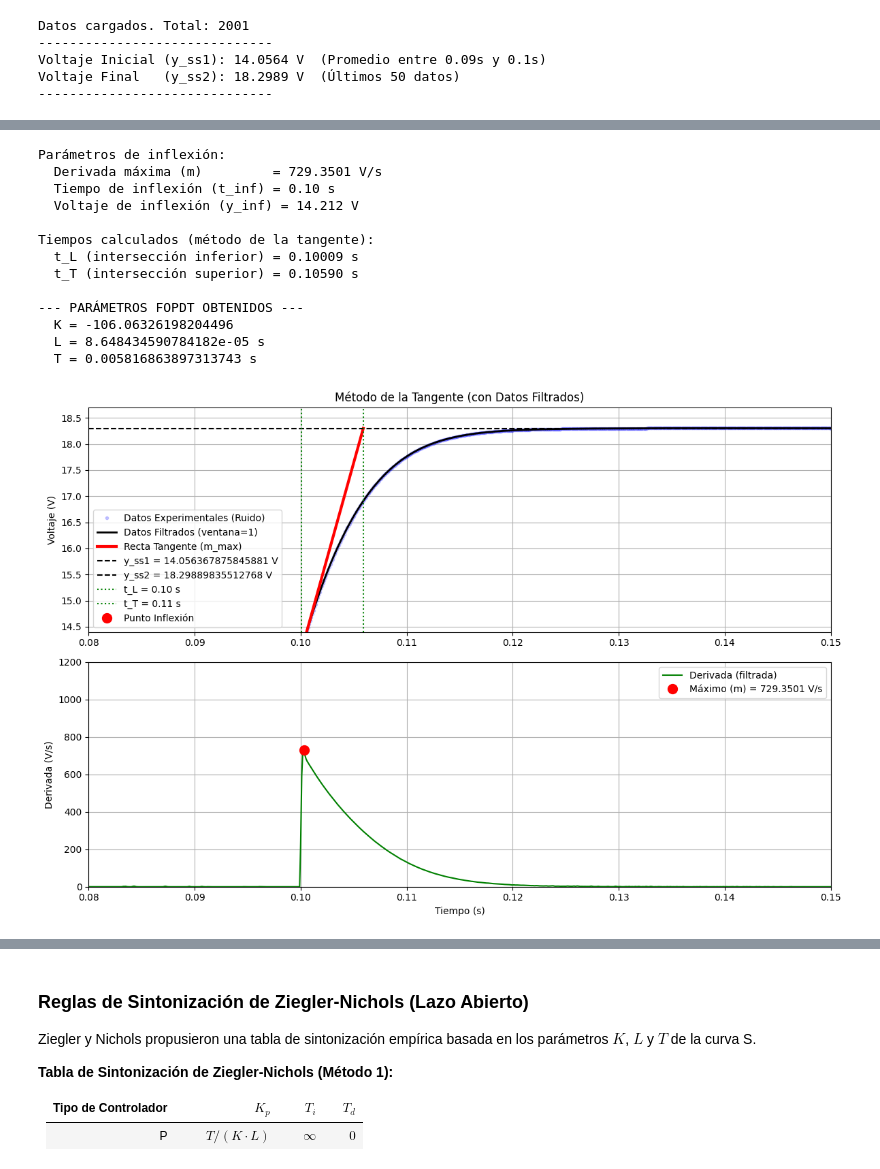
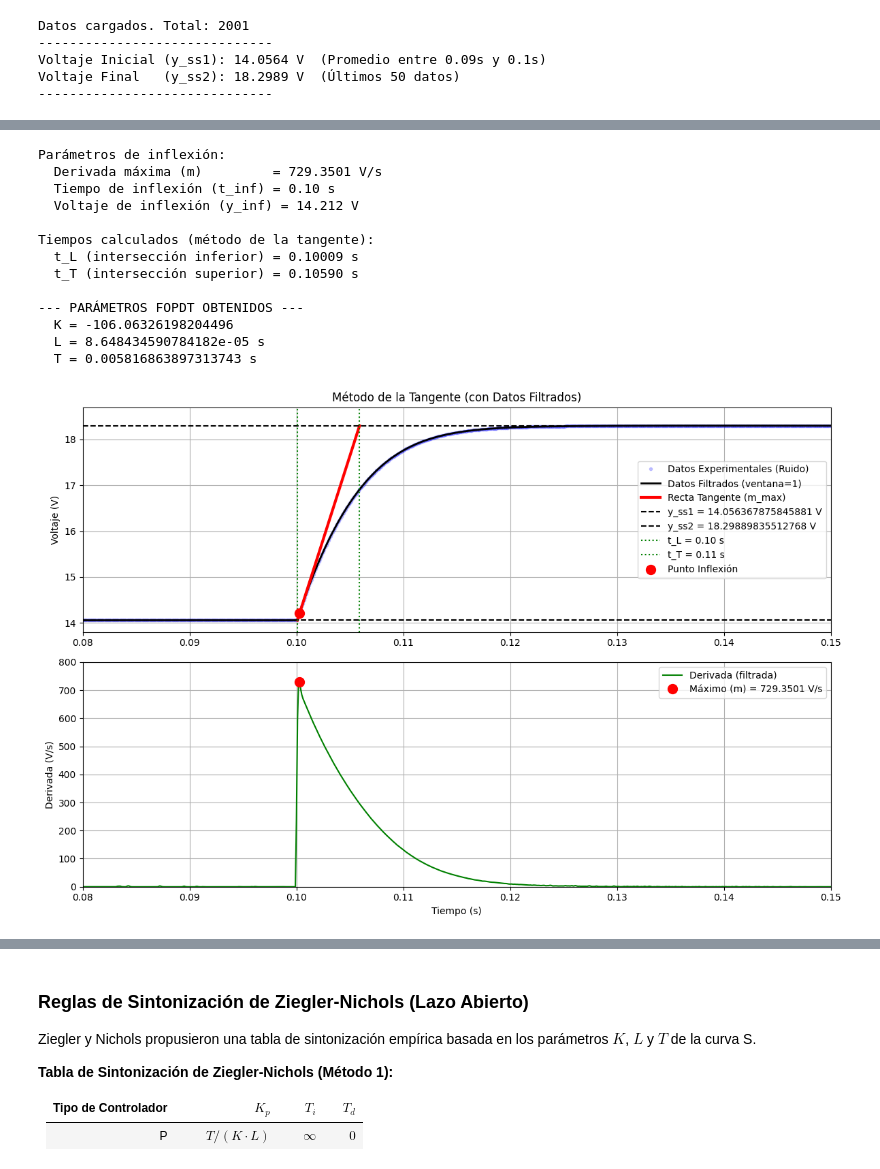
Before and after one commit to migueamv/Control-Clasico, a Jupyter notebook: Final/Calculo de las ganancias.ipynb, the cells around one changed output, grey strips where cells are left out. Cells and saved outputs as stored; diff of their text form; code cells hidden in the pictures.

```diff
--- a/Final/Calculo de las ganancias.ipynb
+++ b/Final/Calculo de las ganancias.ipynb
@@ -177,5 +64,4 @@ Tiempos calculados (método de la tangente):
 # %%
-
 delta_u = -0.04
 t_0 = 0.1
 
@@ -183,11 +69,8 @@ window_size = 1
 
 try:
     data = pd.read_csv(nombre_archivo, header=None, names=['Tiempo', 'V_pv'])
-
     data['t_seg'] = data['Tiempo']
-
     data['y_voltaje_filtrado'] = data['V_pv'].rolling(window=window_size, center=True).mean()
-
     data = data.dropna()
 
     t_seg = data['t_seg'].to_numpy()
@@ -201,9 +84,7 @@ try:
     dt[dt == 0] = 1e-9
 
     derivada = dy / dt
-
     t_derivada = t_seg[:-1]
-
     mask_escalon = t_derivada > t_step
 
     if not np.any(mask_escalon):
@@ -214,7 +95,6 @@ try:
 
     m = np.max(deriv_escalon)
     idx_rel = np.argmax(deriv_escalon)
-
     idx_max = np.where(mask_escalon)[0][idx_rel]
 
     t_inflexion = t_derivada[idx_max]
@@ -225,9 +105,7 @@ try:
     t_T = t_inflexion + (y_ss2 - y_inflexion) / m
 
     L = t_L - t_0
-
     T = t_T - t_L
-
     K = (y_ss2 - y_ss1) / delta_u
 
     print("\nParámetros de inflexión:")
@@ -279,34 +157,33 @@ try:
     zoom_fin    = t_step + 0.05
 
     ax1.set_xlim(zoom_inicio, zoom_fin)
-    ax1.set_ylim(14.4, 18.7)
-
+    ax1.set_ylim(13.8, 18.7)
     ax2.set_xlim(zoom_inicio, zoom_fin)
-    ax2.set_ylim(0, 1200)
+    ax2.set_ylim(0, 800)
 
 
     plt.tight_layout()
     plt.show()
 
 
 except FileNotFoundError:
     print(f"Error: No se encontró el archivo '{nombre_archivo}'")
     print("Por favor, asegúrese que el archivo .txt está en la misma carpeta que el script.")
 
 except Exception as e:
     print(f"Ha ocurrido un error inesperado: {e}")
 # %% [output]
 Parámetros de inflexión:
   Derivada máxima (m)         = 729.3501 V/s
   Tiempo de inflexión (t_inf) = 0.10 s
   Voltaje de inflexión (y_inf) = 14.212 V
 
 Tiempos calculados (método de la tangente):
   t_L (intersección inferior) = 0.10009 s
   t_T (intersección superior) = 0.10590 s
 
 --- PARÁMETROS FOPDT OBTENIDOS ---
   K = -106.06326198204496
   L = 8.648434590784182e-05 s
   T = 0.005816863897313743 s
-[figure, old version]
+[figure, new version]
```
Also changed, not shown: parts of 12 cells of this notebook, 8 other files.
